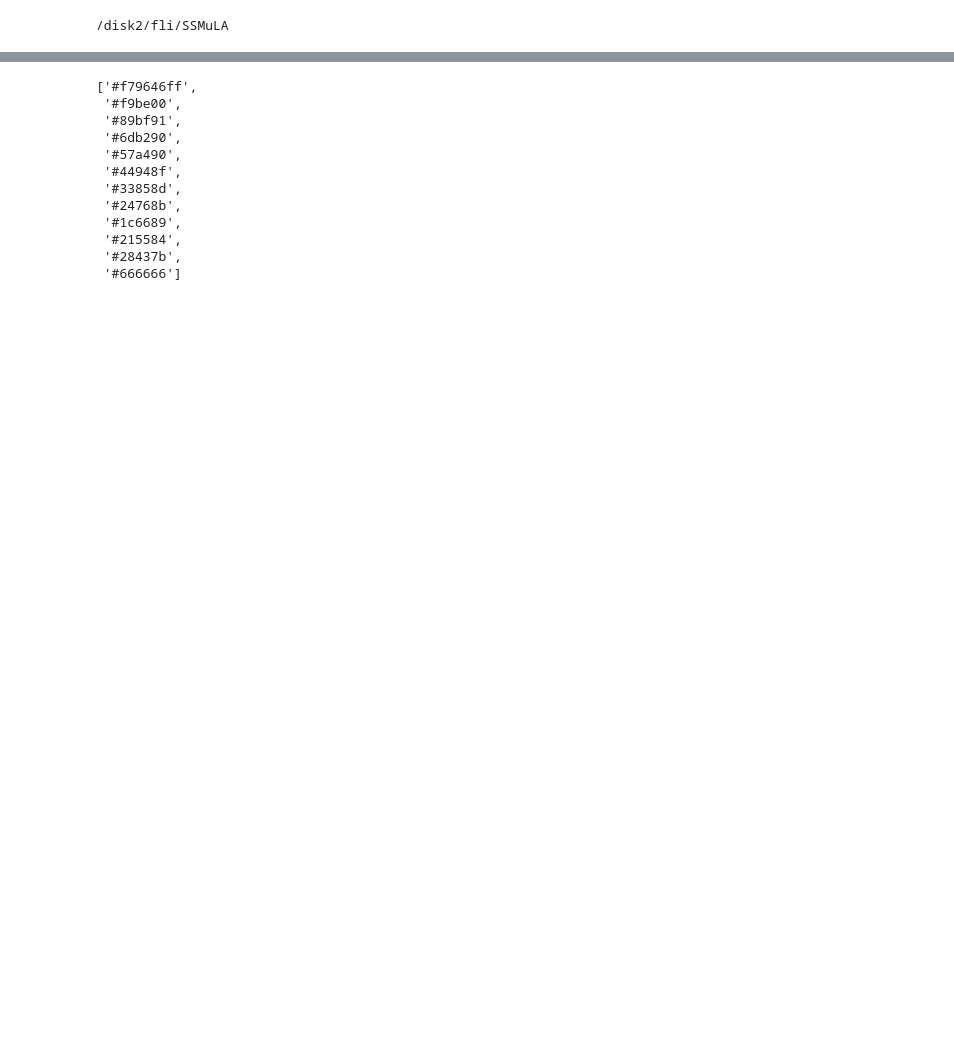
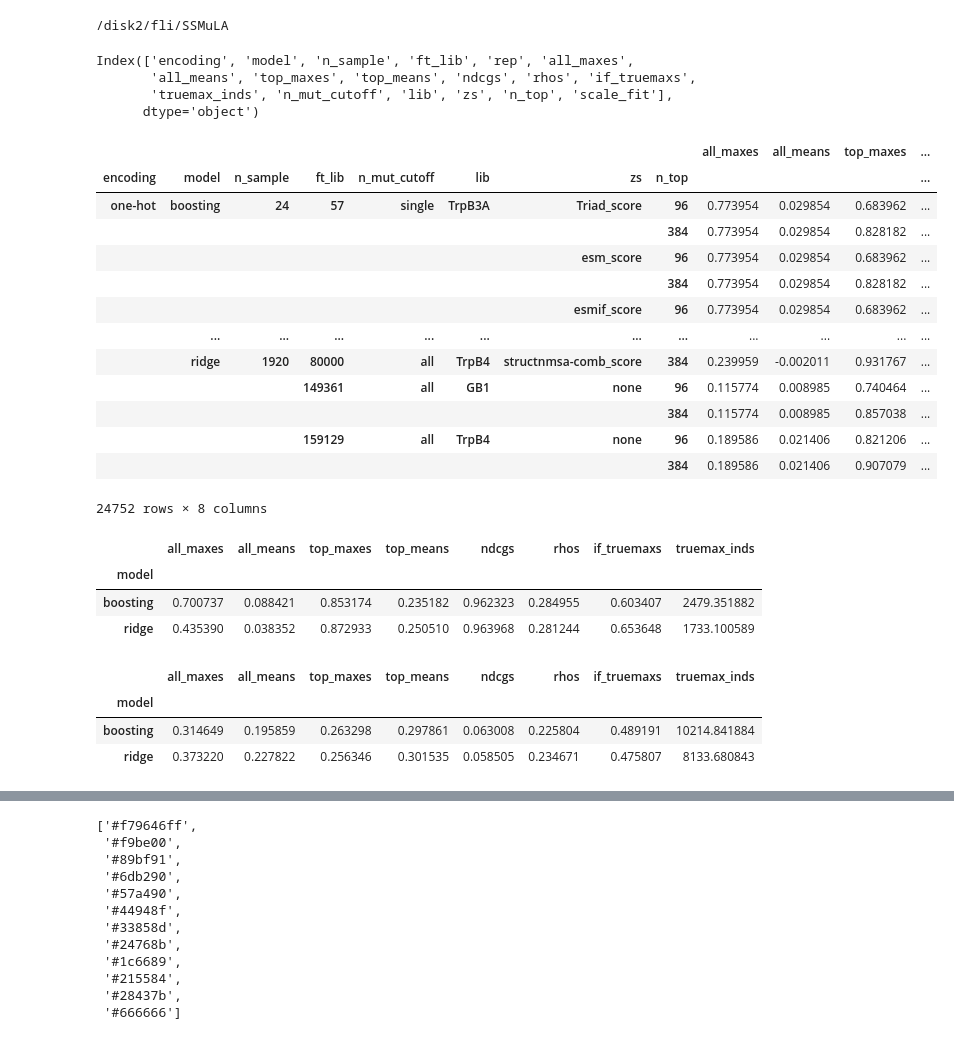
Before and after one commit to fhalab/SSMuLA, a Jupyter notebook: sandbox/plot_mlde.ipynb, the cells around one changed output, grey strips where cells are left out. Drawn from its saved outputs; the diff is of its cells as text; code cells hidden in the pictures; blank space fills up the shorter version.

```diff
--- a/sandbox/plot_mlde.ipynb
+++ b/sandbox/plot_mlde.ipynb
@@ -11,0 +13,48 @@ import pandas as pd
+# %%
+# is boosting always better than ridge?
+# do that for one-hot only first
+df = pd.read_csv("results/mlde/all_df_comb.csv")
+# %%
+df.columns
+# %% [output]
+Index(['encoding', 'model', 'n_sample', 'ft_lib', 'rep', 'all_maxes',
+       'all_means', 'top_maxes', 'top_means', 'ndcgs', 'rhos', 'if_truemaxs',
+       'truemax_inds', 'n_mut_cutoff', 'lib', 'zs', 'n_top', 'scale_fit'],
+      dtype='object')
+# %%
+df.groupby(['encoding', 'model', 'n_sample', 'ft_lib', 'n_mut_cutoff', 'lib', 'zs', 'n_top'])[['all_maxes',
+       'all_means', 'top_maxes', 'top_means', 'ndcgs', 'rhos', 'if_truemaxs',
+       'truemax_inds']].mean()
+# %% [output]
+|  |  |  |  |  |  |  |  | all_maxes | all_means | top_maxes | ... |
+| encoding | model | n_sample | ft_lib | n_mut_cutoff | lib | zs | n_top |  |  |  | ... |
+| one-hot | boosting | 24 | 57 | single | TrpB3A | Triad_score | 96 | 0.773954 | 0.029854 | 0.683962 | ... |
+|  |  |  |  |  |  |  | 384 | 0.773954 | 0.029854 | 0.828182 | ... |
+|  |  |  |  |  |  | esm_score | 96 | 0.773954 | 0.029854 | 0.683962 | ... |
+|  |  |  |  |  |  |  | 384 | 0.773954 | 0.029854 | 0.828182 | ... |
+|  |  |  |  |  |  | esmif_score | 96 | 0.773954 | 0.029854 | 0.683962 | ... |
+|  | ... | ... | ... | ... | ... | ... | ... | ... | ... | ... | ... |
+|  | ridge | 1920 | 80000 | all | TrpB4 | structnmsa-comb_score | 384 | 0.239959 | -0.002011 | 0.931767 | ... |
+|  |  |  | 149361 | all | GB1 | none | 96 | 0.115774 | 0.008985 | 0.740464 | ... |
+|  |  |  |  |  |  |  | 384 | 0.115774 | 0.008985 | 0.857038 | ... |
+|  |  |  | 159129 | all | TrpB4 | none | 96 | 0.189586 | 0.021406 | 0.821206 | ... |
+|  |  |  |  |  |  |  | 384 | 0.189586 | 0.021406 | 0.907079 | ... |
+24752 rows × 8 columns
+# %%
+df.groupby(['model'])[['all_maxes',
+       'all_means', 'top_maxes', 'top_means', 'ndcgs', 'rhos', 'if_truemaxs',
+       'truemax_inds']].mean()
+# %% [output]
+|  | all_maxes | all_means | top_maxes | top_means | ndcgs | rhos | if_truemaxs | truemax_inds |
+| model |  |  |  |  |  |  |  |  |
+| boosting | 0.700737 | 0.088421 | 0.853174 | 0.235182 | 0.962323 | 0.284955 | 0.603407 | 2479.351882 |
+| ridge | 0.435390 | 0.038352 | 0.872933 | 0.250510 | 0.963968 | 0.281244 | 0.653648 | 1733.100589 |
+# %%
+df.groupby(['model'])[['all_maxes',
+       'all_means', 'top_maxes', 'top_means', 'ndcgs', 'rhos', 'if_truemaxs',
+       'truemax_inds']].std()
+# %% [output]
+|  | all_maxes | all_means | top_maxes | top_means | ndcgs | rhos | if_truemaxs | truemax_inds |
+| model |  |  |  |  |  |  |  |  |
+| boosting | 0.314649 | 0.195859 | 0.263298 | 0.297861 | 0.063008 | 0.225804 | 0.489191 | 10214.841884 |
+| ridge | 0.373220 | 0.227822 | 0.256346 | 0.301535 | 0.058505 | 0.234671 | 0.475807 | 8133.680843 |
```
Also changed, not shown: parts of 2 cells of this notebook, 2 other files.
